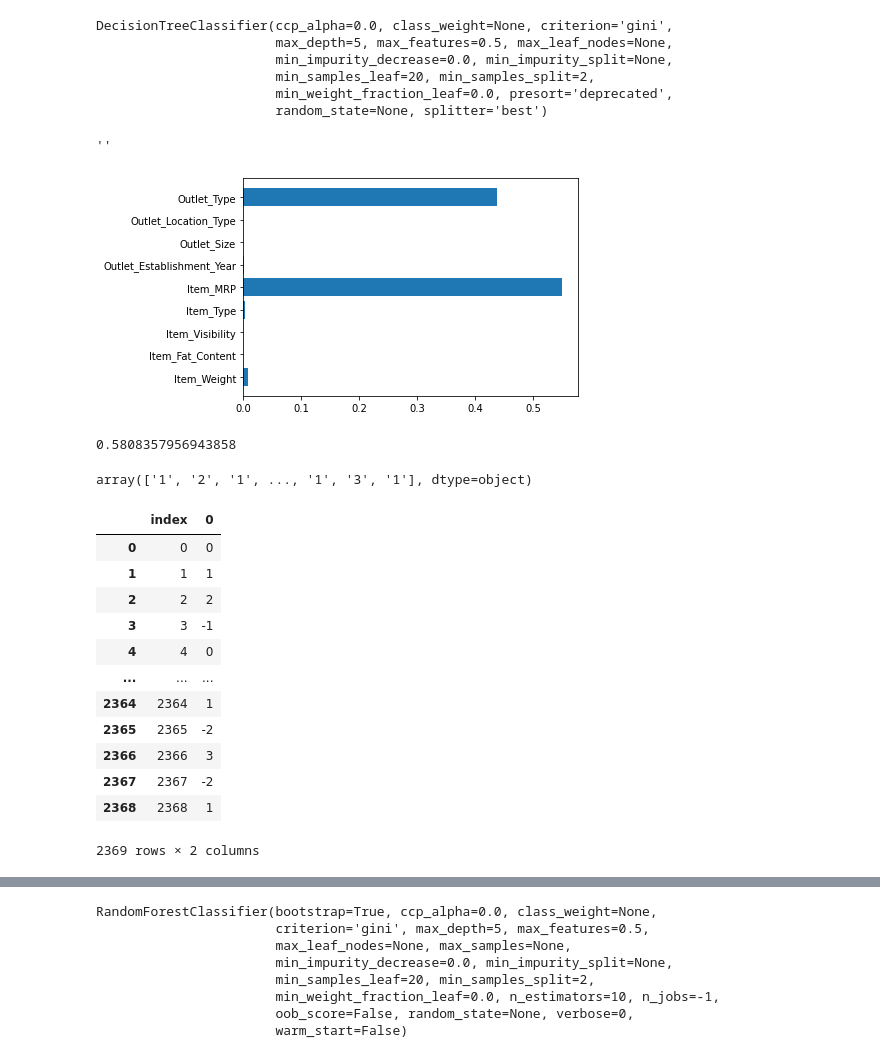
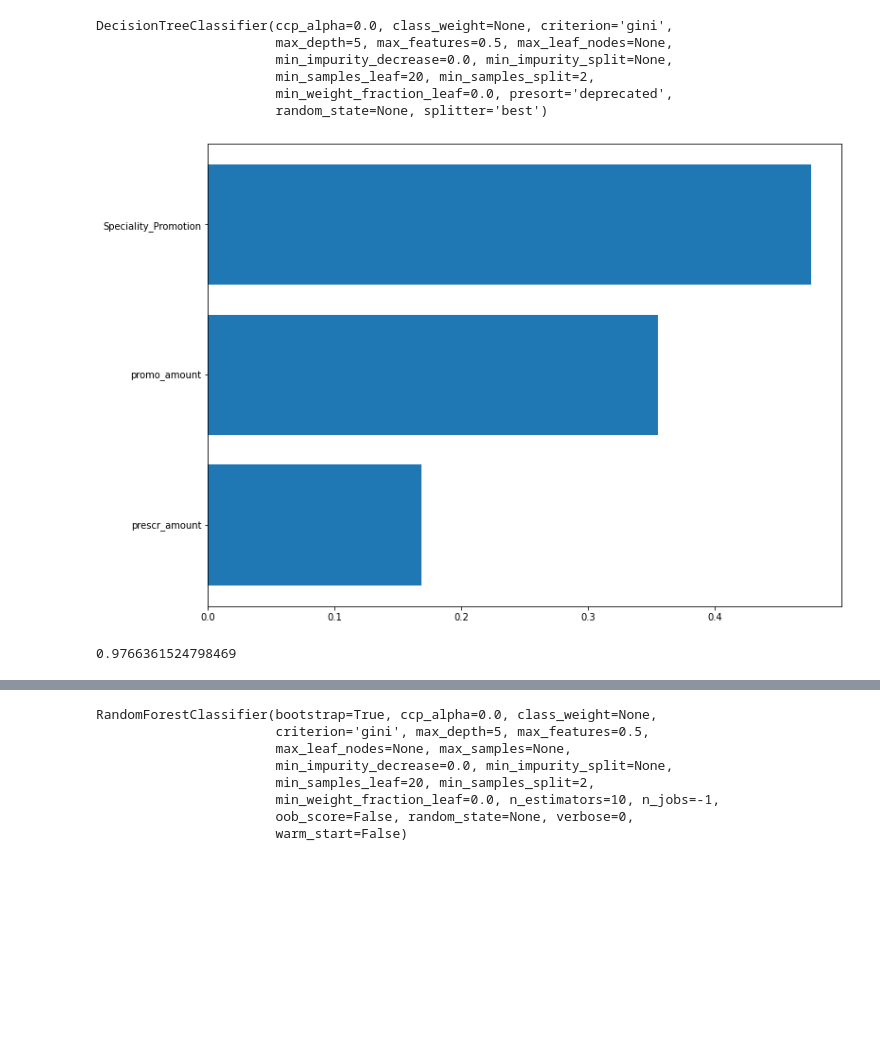
Before and after one commit to Geringer13/Netology_pyda, a Jupyter notebook: Дипломная_работа_Нетология.ipynb, the cells around one changed output, grey strips where cells are left out. Saved outputs shown, nothing was run; the diff lists cells and outputs as text; code cells hidden in the pictures; blank space fills up the shorter version.

```diff
--- a/Дипломная_работа_Нетология.ipynb
+++ b/Дипломная_работа_Нетология.ipynb
@@ -340,0 +354,3 @@ data_proba.head()
+# %%
+data_proba = data_g[data_g['sell_out_rub'] > 1]
+data_proba.head()
@@ -341,3 +365,2 @@ data_proba.head()
 # %%
-# two times
-data_proba = data_proba.sort_values(by='Item_Outlet_Sales',ascending=True).reset_index()
+data_proba = data_proba.sort_values(by='sell_out_rub',ascending=False).reset_index()
@@ -346,11 +387,9 @@ data_proba = data_proba.drop('index', axis=1)
 # %%
 data_proba = data_proba.applymap(lambda x: int(x) if isinstance(x, float) else x)
 # %%
-data_proba.loc[:2888, 'level_0'] = '1'
-data_proba.loc[2888:5403, 'level_0'] = '2'
-data_proba.loc[5404:7234, 'level_0'] = '3'
-data_proba.loc[7234:8434, 'level_0'] = '4'
-data_proba.loc[8434:, 'level_0'] = '5'
+data_proba.loc[:78, 'level_0'] = '1'
+data_proba.loc[79:547, 'level_0'] = '2'
+data_proba.loc[548:, 'level_0'] = '3'
 # %%
 data_proba
 # %% [output]
@@ -370,5 +409,5 @@ data_proba
 # %%
-X_1 = data_proba.drop(['level_0', 'Item_Outlet_Sales', 'Item_Identifier', 'Outlet_Identifier'], axis=1)
+X_1 = data_proba.drop(['level_0', 'sell_out_rub', 'date_c', 'corporation', 'brand'], axis=1)
 y_1 = data_proba['level_0']
 # %%
 X_1train, X_1test, y_1train, y_1test = train_test_split(X_1, y_1, test_size=0.3)
@@ -384,18 +423,13 @@ DecisionTreeClassifier(ccp_alpha=0.0, class_weight=None, criterion='gini',
                        min_weight_fraction_leaf=0.0, presort='deprecated',
                        random_state=None, splitter='best')
 # %%
-# the most important features
+# наиболее важные фичи
 plt.barh(np.arange(len(dt.feature_importances_)), dt.feature_importances_)
 plt.yticks(np.arange(len(X_1.columns)),X_1.columns)
-''
+plt.show()
 # %% [output]
-''
-[figure, old version]
+[figure, new version]
 # %%
 dt.score(X_1test, y_1test)
 # %% [output]
-0.5808357956943858
+0.9766361524798469
-# %%
-dt.predict(X_1test)
-# %% [output]
-array(['1', '2', '1', ..., '1', '3', '1'], dtype=object)
@@ -407,17 +435,0 @@ for i, j in zip(y_1train, dt.predict(X_1test)):
-# %%
-b = pd.DataFrame(a)
-b.reset_index()
-# %% [output]
-|  | index | 0 |
-| 0 | 0 | 0 |
-| 1 | 1 | 1 |
-| 2 | 2 | 2 |
-| 3 | 3 | -1 |
-| 4 | 4 | 0 |
-| ... | ... | ... |
-| 2364 | 2364 | 1 |
-| 2365 | 2365 | -2 |
-| 2366 | 2366 | 3 |
-| 2367 | 2367 | -2 |
-| 2368 | 2368 | 1 |
-2369 rows × 2 columns
```
Also changed, not shown: parts of 46 cells of this notebook.
